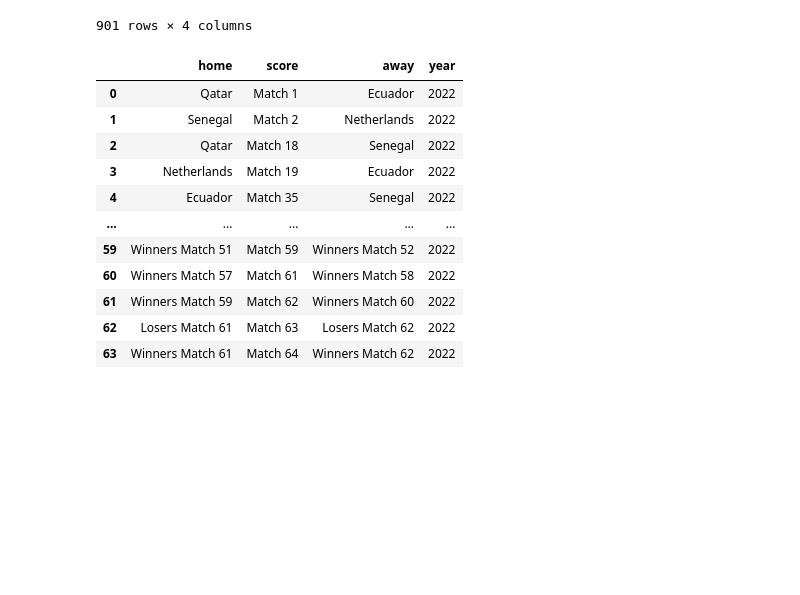
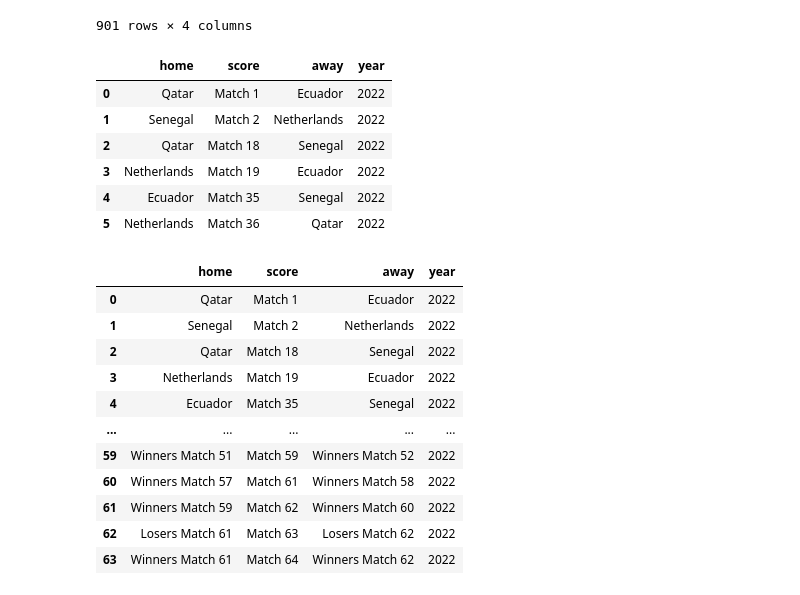
Before and after one commit to mateomg14/Proyectos-, a Jupyter notebook: PROYECTO PYTHON FUTBOL/Limpieza de datos con pandas.ipynb, the cells around one changed output. Drawn from its saved outputs; the diff is of its cells as text; code cells hidden in the pictures; blank space fills up the shorter version.

```diff
--- a/PROYECTO PYTHON FUTBOL/Limpieza de datos con pandas.ipynb
+++ b/PROYECTO PYTHON FUTBOL/Limpieza de datos con pandas.ipynb
@@ -22,6 +22,16 @@ df_data_faltante
 | 899 | Belgium | 2–0 | England | 2018 |
 | 900 | France | 4–2 | Croatia | 2018 |
 901 rows × 4 columns
+# %%
+df_fixture[df_fixture["home"].isin(['Qatar','Ecuador','Senegal','Netherlands'])]
+# %% [output]
+|  | home | score | away | year |
+| 0 | Qatar | Match 1 | Ecuador | 2022 |
+| 1 | Senegal | Match 2 | Netherlands | 2022 |
+| 2 | Qatar | Match 18 | Senegal | 2022 |
+| 3 | Netherlands | Match 19 | Ecuador | 2022 |
+| 4 | Ecuador | Match 35 | Senegal | 2022 |
+| 5 | Netherlands | Match 36 | Qatar | 2022 |
 # %%
 ## Limpiar DF_fixture
 ## Se quitan los posibles espacios en blanco
```
Also changed, not shown: 2 other files.
